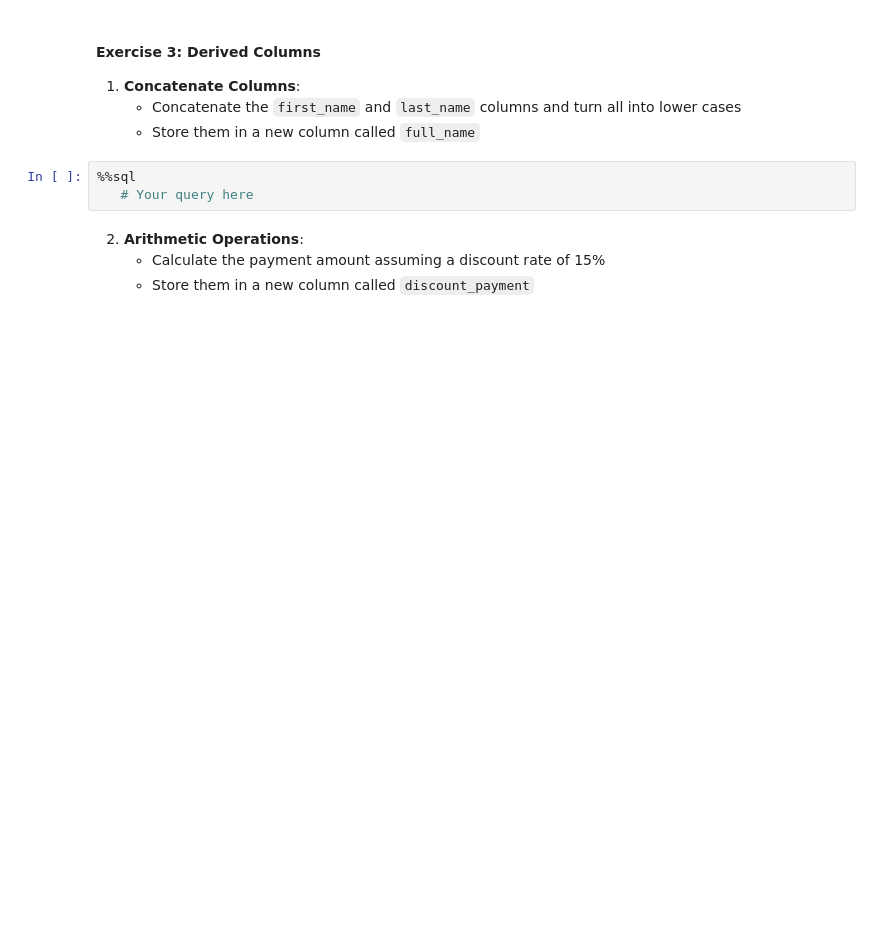
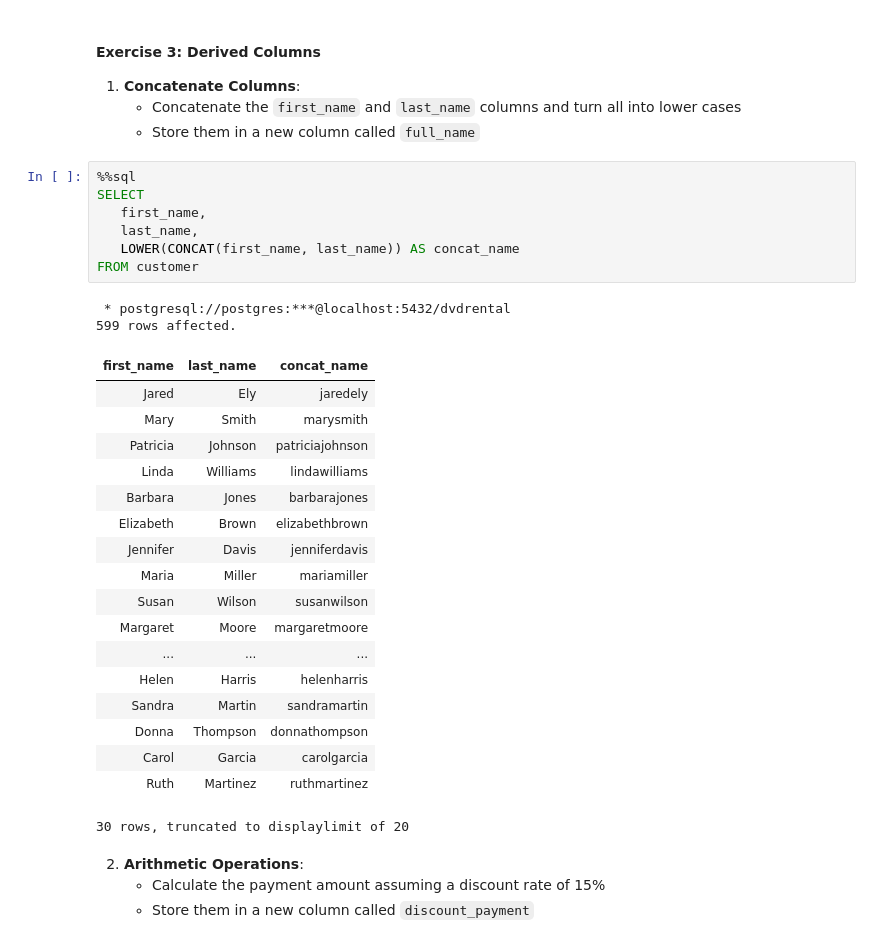
Before and after one commit to TRU-DASC/tru-dasc-5410-dasc5410_worksheet3-dasc5410_worksheet3-1, a Jupyter notebook: worksheet3.ipynb, the cells around one changed output. Drawn from its saved outputs; the diff is of its cells as text; blank space fills up the shorter version.

```diff
--- a/worksheet3.ipynb
+++ b/worksheet3.ipynb
@@ -222,9 +222,34 @@ WHERE first_name NOT LIKE '%e' AND last_name LIKE 'E%'
 1. **Concatenate Columns**:
    - Concatenate the `first_name` and `last_name` columns and turn all into lower cases
    - Store them in a new column called `full_name`
-# %%
-%%sql
-   # Your query here
+# %%
+%%sql
+SELECT
+   first_name,
+   last_name,
+   LOWER(CONCAT(first_name, last_name)) AS concat_name
+FROM customer
+# %% [output]
+ * postgresql://postgres:***@localhost:5432/dvdrental
+599 rows affected.
+| first_name | last_name | concat_name |
+| Jared | Ely | jaredely |
+| Mary | Smith | marysmith |
+| Patricia | Johnson | patriciajohnson |
+| Linda | Williams | lindawilliams |
+| Barbara | Jones | barbarajones |
+| Elizabeth | Brown | elizabethbrown |
+| Jennifer | Davis | jenniferdavis |
+| Maria | Miller | mariamiller |
+| Susan | Wilson | susanwilson |
+| Margaret | Moore | margaretmoore |
+| ... | ... | ... |
+| Helen | Harris | helenharris |
+| Sandra | Martin | sandramartin |
+| Donna | Thompson | donnathompson |
+| Carol | Garcia | carolgarcia |
+| Ruth | Martinez | ruthmartinez |
+30 rows, truncated to displaylimit of 20
 # %% [markdown]
 
 2. **Arithmetic Operations**:
```
Also changed, not shown: parts of 12 cells of this notebook.
